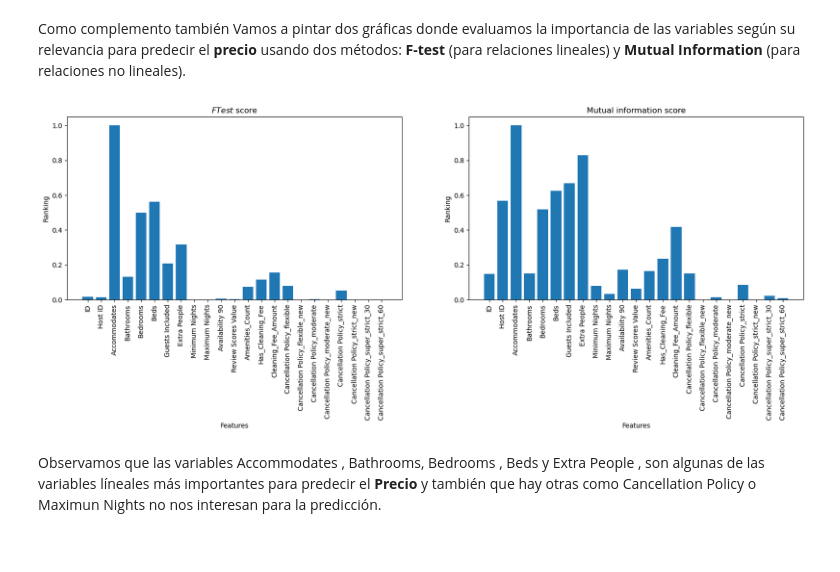
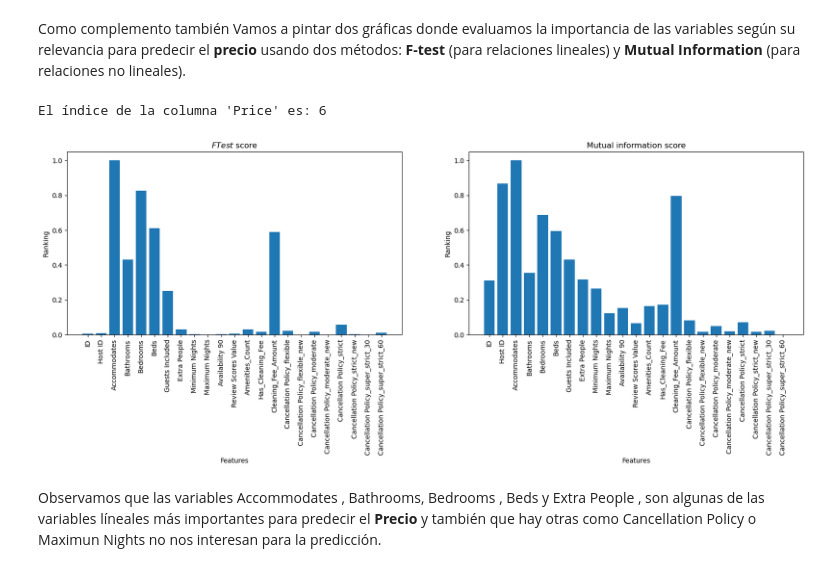
Before and after one commit to franfernandez93/Airbnb-predictive-model-using-Machine-Learning, a Jupyter notebook: proyecto_fran.ipynb, the cells around one changed output. Drawn from its saved outputs; the diff is of its cells as text; code cells hidden in the pictures.

```diff
--- a/proyecto_fran.ipynb
+++ b/proyecto_fran.ipynb
@@ -430,6 +425,11 @@ plt.show()
 [figure]
 # %% [markdown]
 Como complemento también  Vamos a pintar dos gráficas donde evaluamos  la importancia de las variables según su relevancia para predecir el **precio**  usando dos métodos: **F-test** (para relaciones lineales) y **Mutual Information** (para relaciones no lineales).
+# %%
+price_index = airbnb_data.columns.get_loc('Price')
+print(f"El índice de la columna 'Price' es: {price_index}")
+# %% [output]
+El índice de la columna 'Price' es: 6
 # %%
 from sklearn.feature_selection import f_regression, mutual_info_regression
 import numpy as np
@@ -438,42 +438,41 @@ import matplotlib.pyplot as plt
 # Convertimos el DataFrame al formato necesario para scikit-learn
 dataset = airbnb_data.values
 
-# Seleccionamos la columna de 'precio' (índice 7) como nuestra variable objetivo (y)
-y = dataset[:, 7]  # columna de 'precio' (índice 7)
 
-# Seleccionamos todas las columnas excepto la de 'precio' para X
-X = np.delete(dataset, 7, axis=1)  # excluimos la columna en el índice 7 de las características
+y = dataset[:, 6]
+
+X = np.delete(dataset, 6, axis=1)
 
 # Nombres de las características (sin la columna 'precio')
-feature_names = airbnb_data.columns.drop('Price')  # Si el nombre de la columna es 'price'
+feature_names = airbnb_data.columns.drop('Price')
 
 # Estudiamos los dos métodos de filtrado
 f_test, _ = f_regression(X, y)
 f_test /= np.max(f_test)
 
 mi = mutual_info_regression(X, y)
 mi /= np.max(mi)
 
-# Visualización
+
 plt.figure(figsize=(20, 5))
 
 plt.subplot(1, 2, 1)
 plt.bar(range(X.shape[1]), f_test, align="center")
 plt.xticks(range(X.shape[1]), feature_names, rotation=90)
 plt.xlabel('Features')
 plt.ylabel('Ranking')
 plt.title('$F Test$ score')  # Relaciones LINEALES
 
 plt.subplot(1, 2, 2)
 plt.bar(range(X.shape[1]), mi, align="center")
 plt.xticks(range(X.shape[1]), feature_names, rotation=90)
 plt.xlabel('Features')
 plt.ylabel('Ranking')
 plt.title('Mutual information score')  # Relaciones NO LINEALES
 
 plt.show()
 # %% [output]
-[figure, old version]
+[figure, new version]
 # %% [markdown]
 Observamos que las variables Accommodates , Bathrooms, Bedrooms , Beds y Extra People , son algunas de las variables líneales más importantes para predecir el **Precio** y también que hay otras como Cancellation Policy  o Maximun Nights no nos interesan para la predicción.
 # %% [markdown]
```
Also changed, not shown: parts of 2 cells of this notebook.
